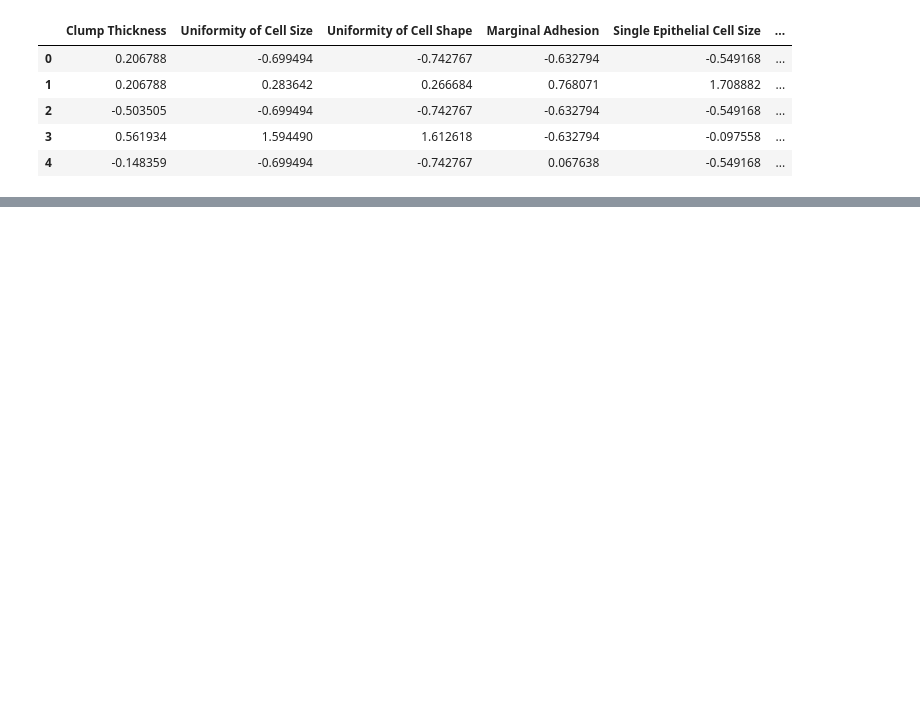
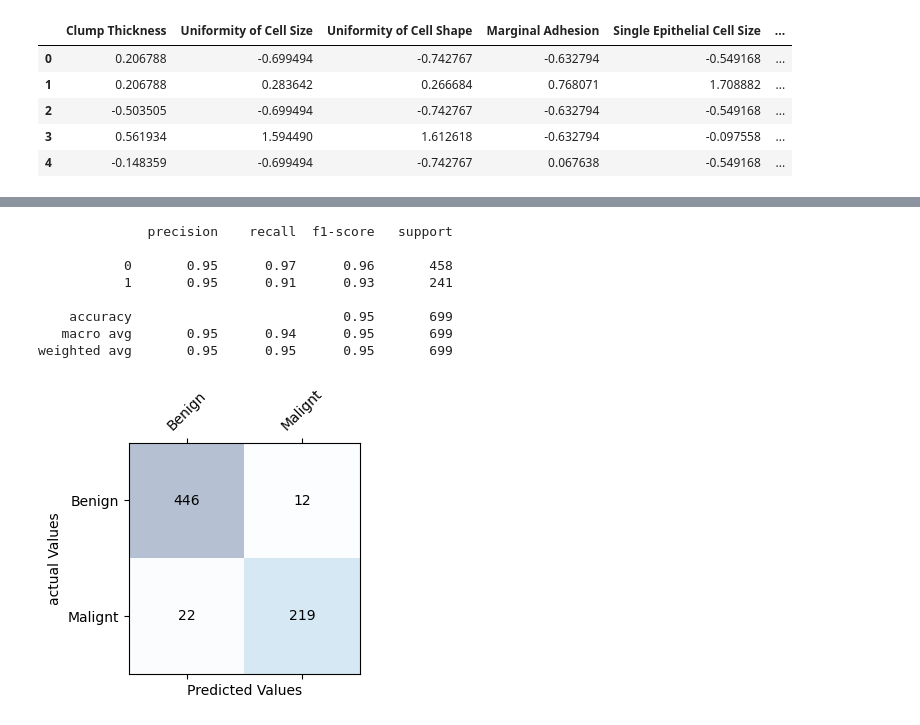
Before and after one commit to RossErskine/PCA-and-K-means-clustering-on-the-Breast-Cancer-Wisconsin-data-set, a Jupyter notebook: K-Means Clustering.ipynb, the cells around one changed output, grey strips where cells are left out. Cells and saved outputs as stored; diff of their text form; code cells hidden in the pictures; blank space fills up the shorter version.

Commit message:
added confusion matrix

```diff
--- a/K-Means Clustering.ipynb
+++ b/K-Means Clustering.ipynb
@@ -145,3 +188,30 @@ array([[2.88988764, 1.21573034, 1.33932584, 1.26067416, 2.01797753,
+# %%
+from sklearn.metrics import confusion_matrix, classification_report
+cm = confusion_matrix(y,points)
+# %%
+# Plot confusion matrix
+fig, ax = plt.subplots(figsize=(3,3))
+ax.matshow(cm, cmap=plt.cm.Blues, alpha=0.3)
+for i in range(cm.shape[0]):
+    for j in range(cm.shape[1]):
+        ax.text(x=j, y=i, s=cm[i,j], va='center', ha='center')
+classes=["Benign", "Malignt"]
+tick_marks = np.arange(len(classes))
+plt.xticks(tick_marks, classes, rotation=45)
+plt.yticks(tick_marks, classes)
+plt.xlabel('Predicted Values',)
+plt.ylabel('actual Values',);
+print(classification_report(y, points))
+# %% [output]
+              precision    recall  f1-score   support
+
+           0       0.95      0.97      0.96       458
+           1       0.95      0.91      0.93       241
+
+    accuracy                           0.95       699
+   macro avg       0.95      0.94      0.95       699
+weighted avg       0.95      0.95      0.95       699
+[figure, added]
 # %%
 x1 = X[points == 0, 0]
 x2 = X[points == 0, 1]
```
Also changed, not shown: parts of 12 cells of this notebook.
